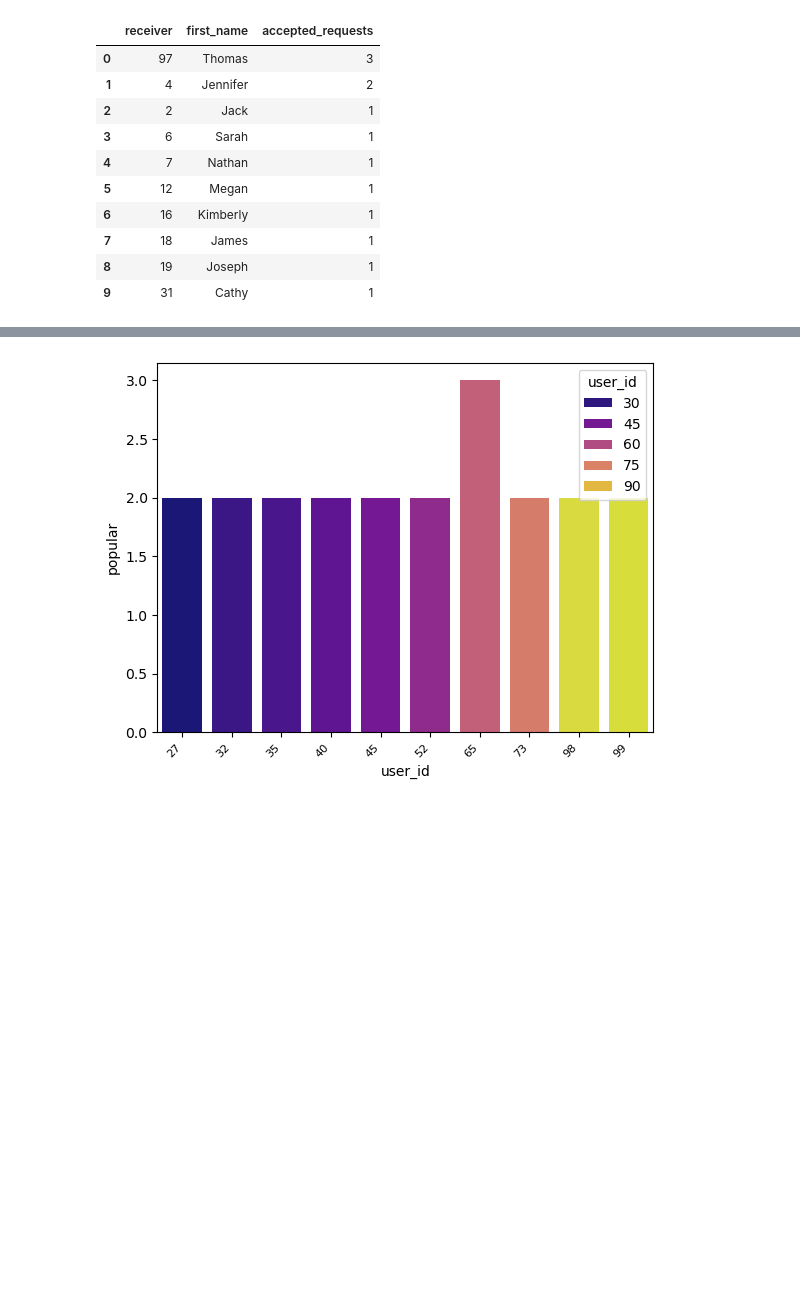
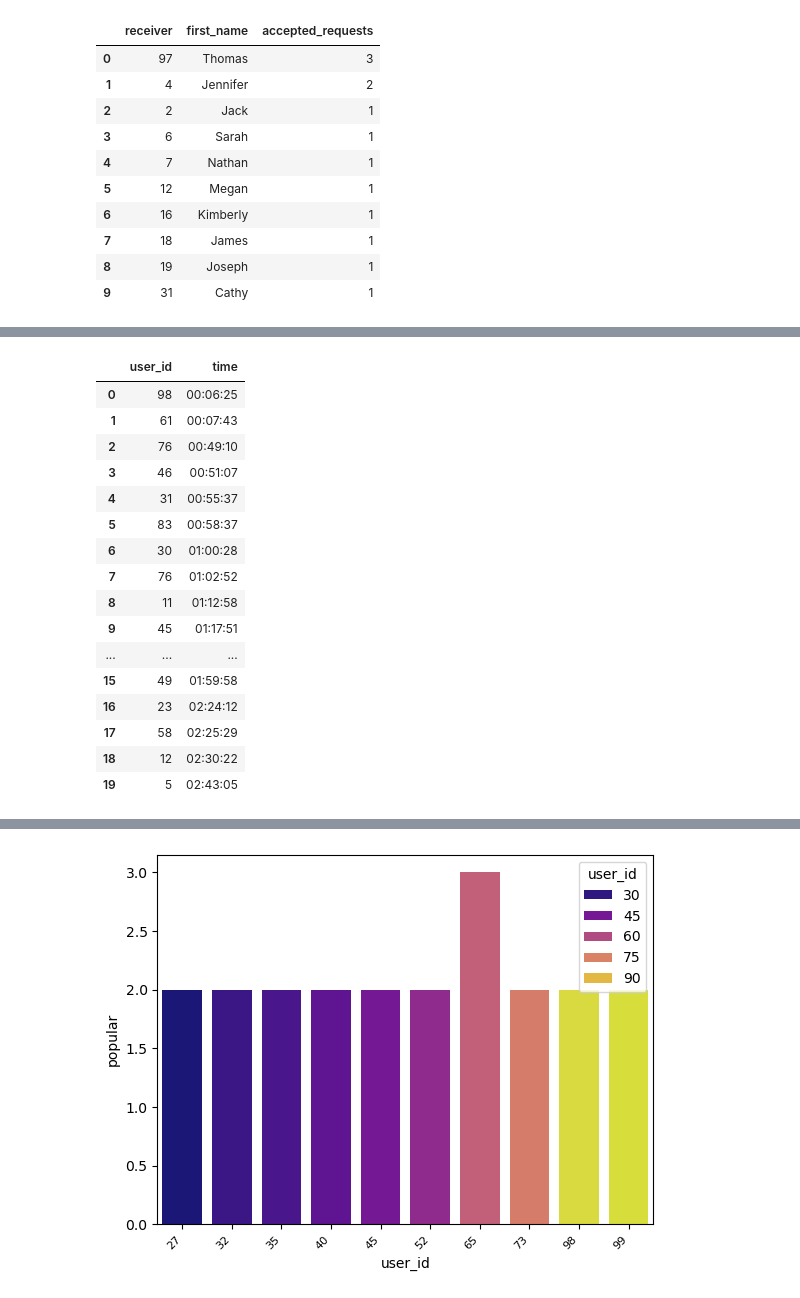
Before and after one commit to AlisonCG1/Project-datacopy, a Jupyter notebook: exploratory.ipynb, the cells around one changed output, grey strips where cells are left out. Cells and saved outputs as stored; diff of their text form; code cells hidden in the pictures; blank space fills up the shorter version.

```diff
--- a/exploratory.ipynb
+++ b/exploratory.ipynb
@@ -140,3 +151,23 @@ plt.show()
 # %%
 query = "SELECT user_id, TIME(created_at) AS time FROM Notification GROUP BY TIME(created_at) ORDER BY TIME LIMIT 20"
 count = pd.read_sql(query, conn)
+
+count
+# %% [output]
+|  | user_id | time |
+| 0 | 98 | 00:06:25 |
+| 1 | 61 | 00:07:43 |
+| 2 | 76 | 00:49:10 |
+| 3 | 46 | 00:51:07 |
+| 4 | 31 | 00:55:37 |
+| 5 | 83 | 00:58:37 |
+| 6 | 30 | 01:00:28 |
+| 7 | 76 | 01:02:52 |
+| 8 | 11 | 01:12:58 |
+| 9 | 45 | 01:17:51 |
+| ... | ... | ... |
+| 15 | 49 | 01:59:58 |
+| 16 | 23 | 02:24:12 |
+| 17 | 58 | 02:25:29 |
+| 18 | 12 | 02:30:22 |
+| 19 | 5 | 02:43:05 |
```
Also changed, not shown: parts of 8 cells of this notebook.
